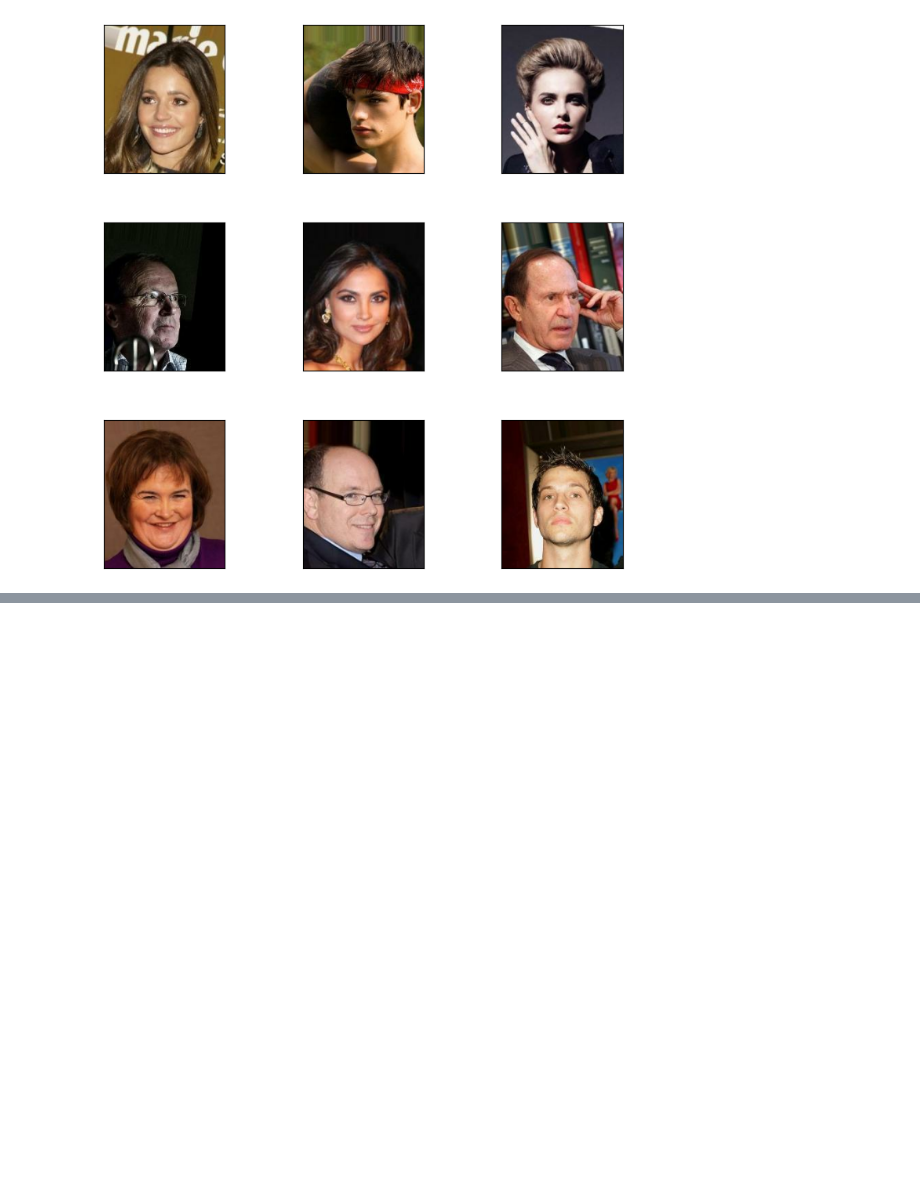
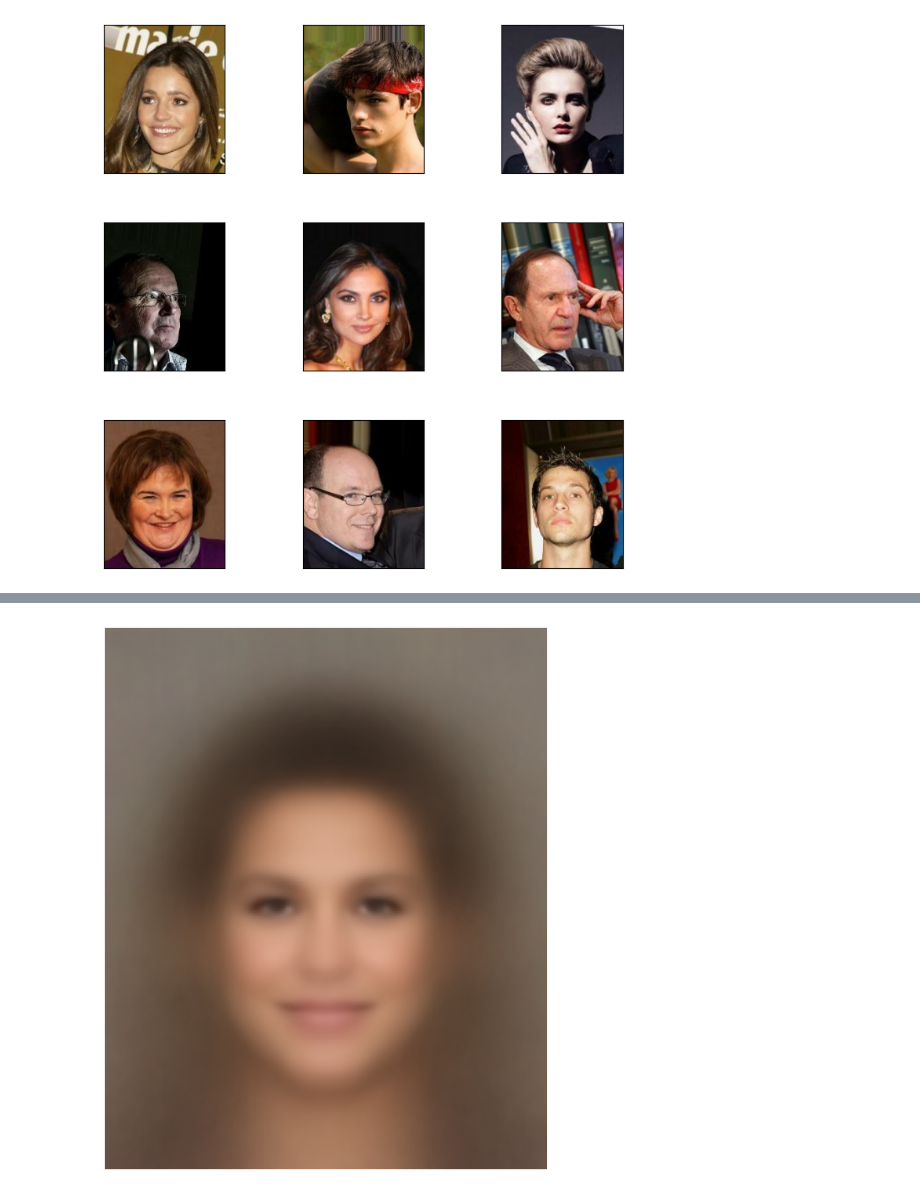
Before and after one commit to andres112/Advanced-Python, a Jupyter notebook: GeneracionImagenes.ipynb, the cells around one changed output, grey strips where cells are left out. Cells and saved outputs as stored; diff of their text form; code cells hidden in the pictures; blank space fills up the shorter version.

```diff
--- a/GeneracionImagenes.ipynb
+++ b/GeneracionImagenes.ipynb
@@ -51,0 +110,6 @@ fig = tfds.show_examples(dataset, info)
+# %%
+# Generate and display the median image from the sample images
+generated_image_median = generate_image_median(sample_images)
+show_image(generated_image_median)
+# %% [output]
+[figure, added]
```
Also changed, not shown: parts of 9 cells of this notebook.
